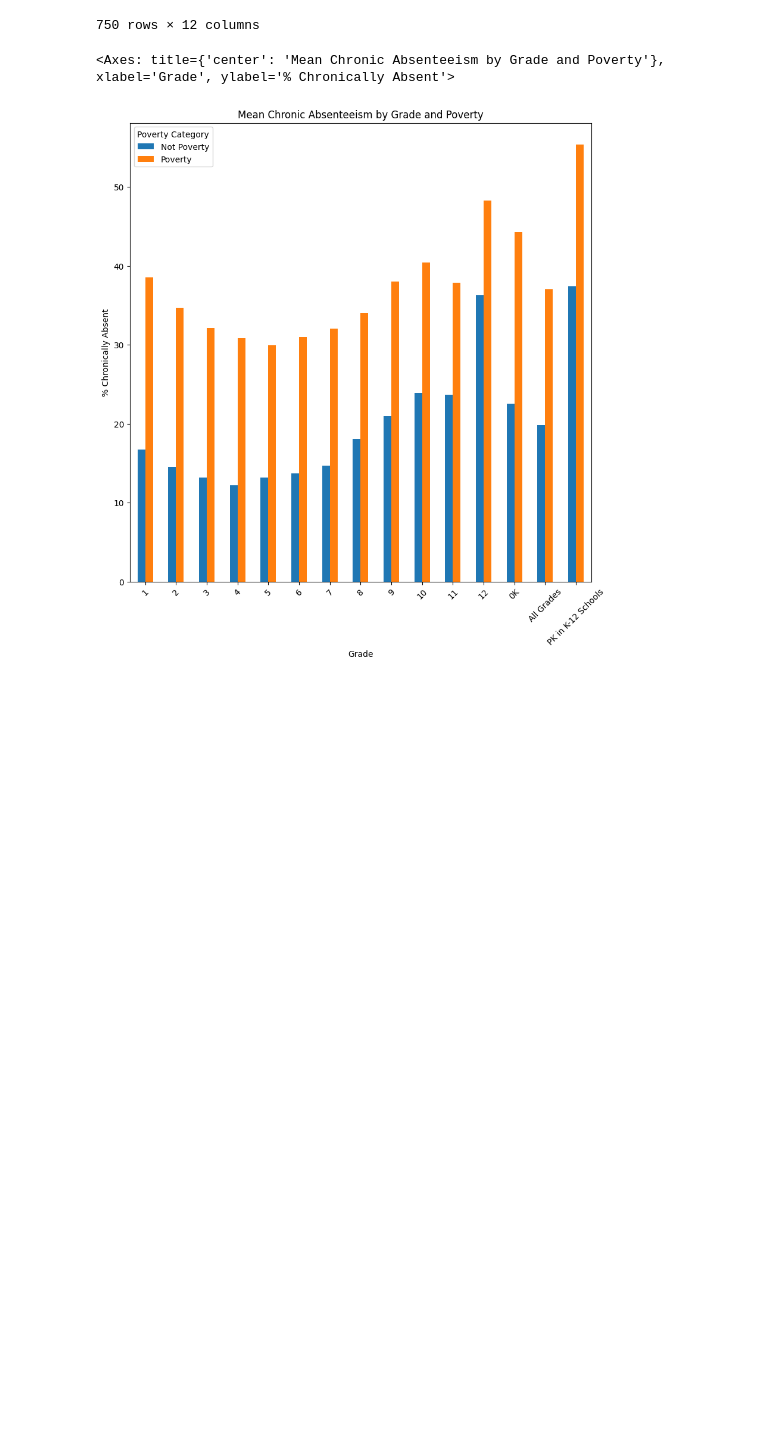
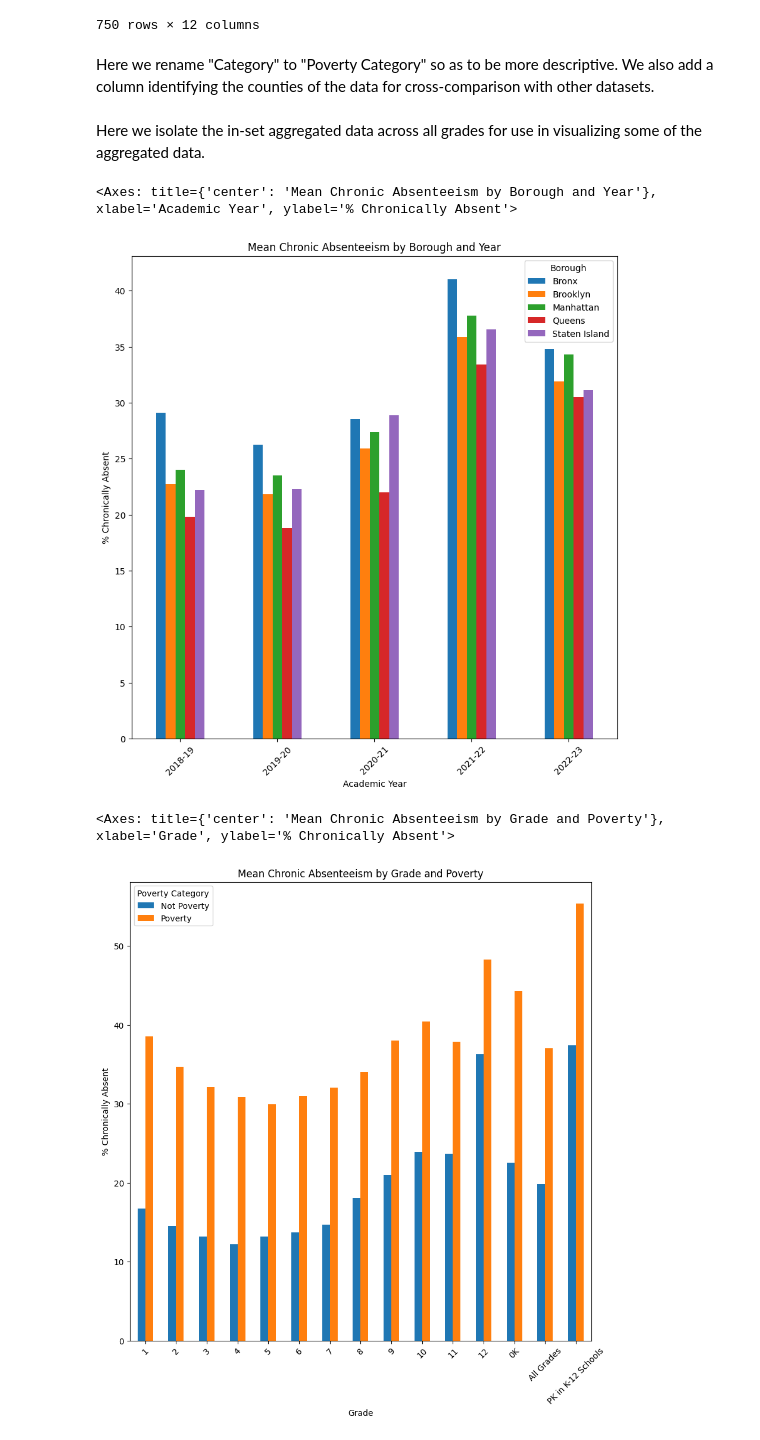
Before and after one commit to NakaFrozn/si618_final_project, a Jupyter notebook: Final_Project_Step1.ipynb, the cells around one changed output. Drawn from its saved outputs; the diff is of its cells as text; code cells hidden in the pictures; blank space fills up the shorter version.

Commit message:
Motivating questions, markdown edits, school data touchup

```diff
--- a/Final_Project_Step1.ipynb
+++ b/Final_Project_Step1.ipynb
@@ -252,12 +269,25 @@ eduData
 | 748 | Staten Island | Richmond | 12 | Not Poverty | 2022-23 | 277592 | 25666 | 251926 | ... |
 | 749 | Staten Island | Richmond | 12 | Poverty | 2022-23 | 465212 | 66632 | 398580 | ... |
 750 rows × 12 columns
+# %% [markdown]
+Here we rename "Category" to "Poverty Category" so as to be more descriptive. We also add a column identifying the counties of the data for cross-comparison with other datasets.
 # %%
 # Write modified data to csv file
 eduData.to_csv("nyc_attendance_cleaned.csv", index=False)
 
 # Isolate provided all-grades aggregate data
 allGrades = eduData[eduData["Grade"] == "All Grades"]
+# %% [markdown]
+Here we isolate the in-set aggregated data across all grades for use in visualizing some of the aggregated data.
+# %%
+# Plot chronic absenteeism by borough and year
+allGrades.groupby(["Year", "Borough"])["% Chronically Absent"].mean().unstack().plot(kind="bar", figsize=(10, 10),
+                                                                                     title="Mean Chronic Absenteeism by Borough and Year",
+                                                                                     xlabel="Academic Year", ylabel="% Chronically Absent",
+                                                                                     rot=45)
+# %% [output]
+<Axes: title={'center': 'Mean Chronic Absenteeism by Borough and Year'}, xlabel='Academic Year', ylabel='% Chronically Absent'>
+[figure, added]
 # %%
 # Chronic absenteeism by grade and poverty
 eduData.groupby(["Grade", "Poverty Category"])["% Chronically Absent"].mean().unstack().plot(kind="bar", figsize=(10, 10),
```
Also changed, not shown: parts of 10 cells of this notebook.
